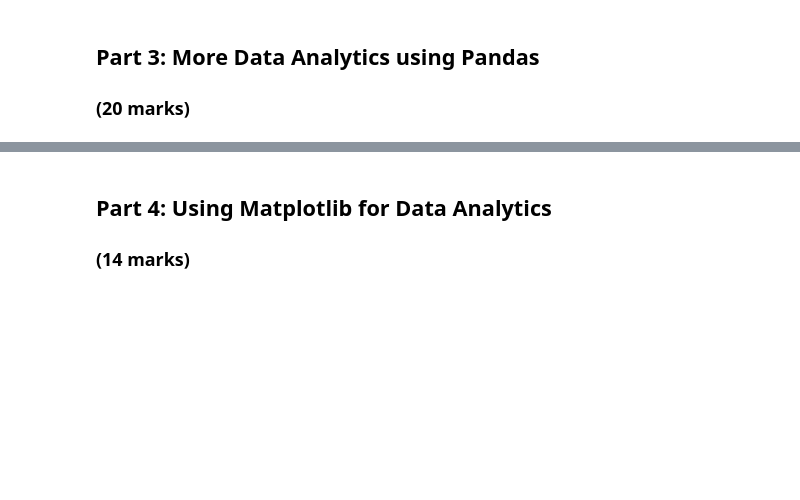
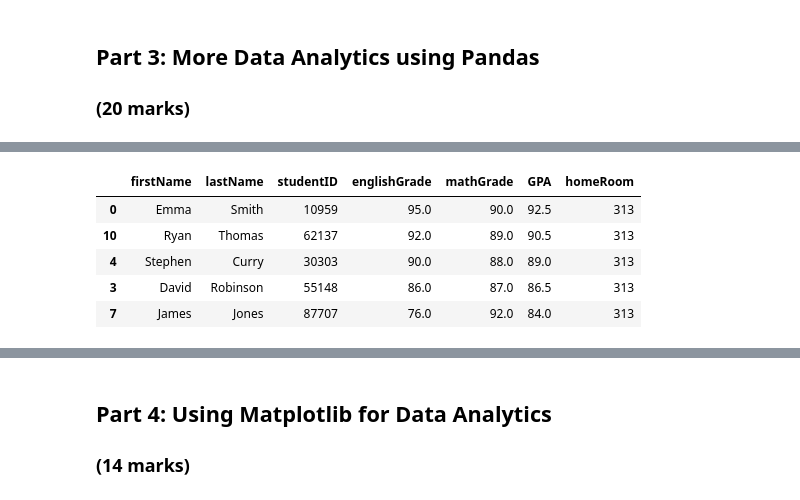
Before and after one commit to michael-shi-uofc/engg680_2024_fall, a Jupyter notebook: Lab_Assignment1/StudentGradeManagementSystem.ipynb, the cells around one changed output, grey strips where cells are left out. Saved outputs shown, nothing was run; the diff lists cells and outputs as text; code cells hidden in the pictures; blank space fills up the shorter version.

```diff
--- a/Lab_Assignment1/StudentGradeManagementSystem.ipynb
+++ b/Lab_Assignment1/StudentGradeManagementSystem.ipynb
@@ -186,9 +298,19 @@ df_grouped = df_studentInfo.groupby('homeRoom')['GPA'].mean()
 # %%
 # Now let's work with multiple sorts. The .sort_values() method can sort by multiple columns, meaning you can specify a primary column and a secondary column for sorting.
 # For example, by=['ColumnA', 'ColumnB'] will first sort by ColumnA and then by ColumnB.
 # Create and print a DataFrame, df_studentsGPASorted_homeroom, which is sorted by homeRoom and then by GPA, both in descending order.
 # (3 mark)
-#
+
+# Sort the DataFrame by homeRoom and GPA in descending order
+df_studentsGPASorted_homeroom = df_studentInfo.sort_values(by=['homeRoom', 'GPA'], ascending=[False, False])
+df_studentsGPASorted_homeroom.head()
+# %% [output]
+|  | firstName | lastName | studentID | englishGrade | mathGrade | GPA | homeRoom |
+| 0 | Emma | Smith | 10959 | 95.0 | 90.0 | 92.5 | 313 |
+| 10 | Ryan | Thomas | 62137 | 92.0 | 89.0 | 90.5 | 313 |
+| 4 | Stephen | Curry | 30303 | 90.0 | 88.0 | 89.0 | 313 |
+| 3 | David | Robinson | 55148 | 86.0 | 87.0 | 86.5 | 313 |
+| 7 | James | Jones | 87707 | 76.0 | 92.0 | 84.0 | 313 |
 # %%
 # Do you notice a problem with the indices? They are basically meaningless now that we have sorted by homeroom and GPA.
 
```
Also changed, not shown: parts of 29 cells of this notebook, 2 other files.
